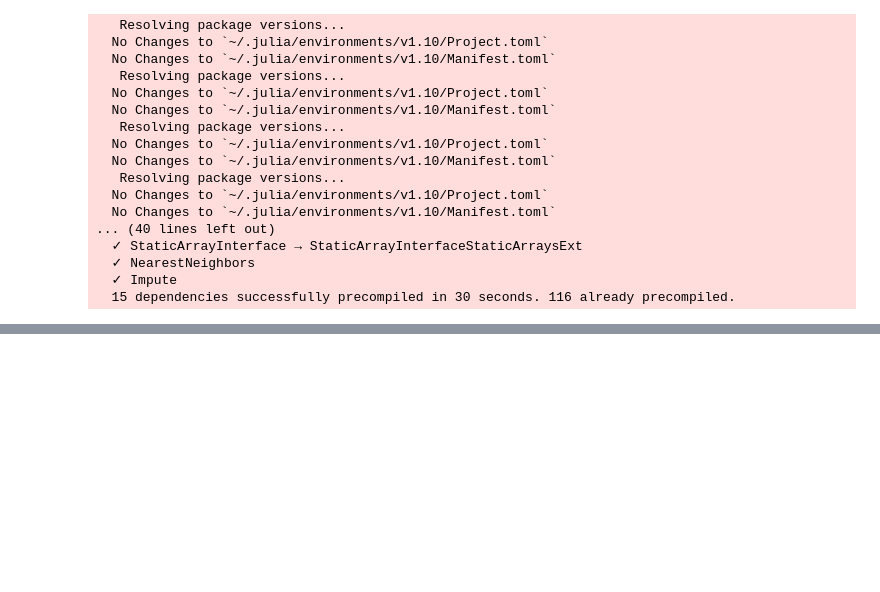
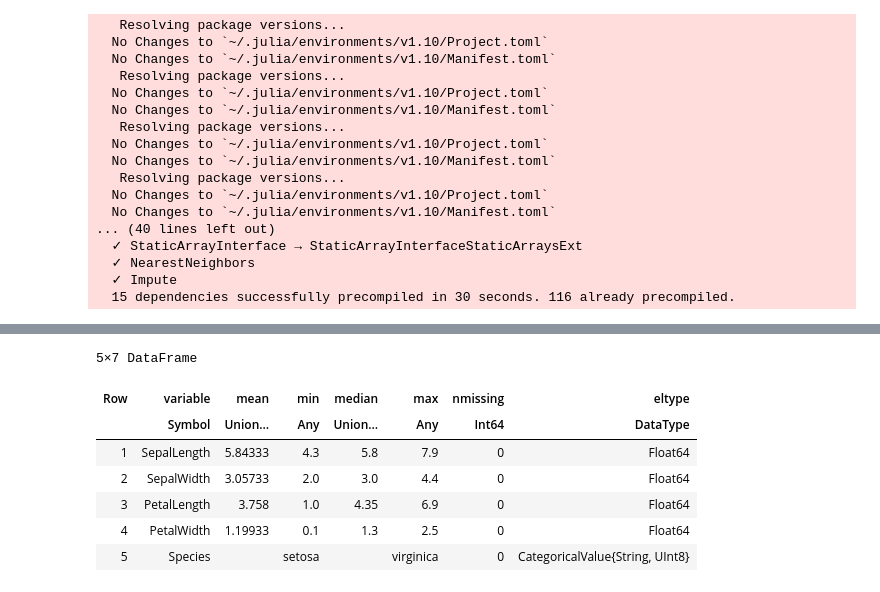
Before and after one commit to xKDR/Julia-Workshop, a Jupyter notebook: DataStructuresForSpeed.ipynb, the cells around one changed output, grey strips where cells are left out. Cells and saved outputs as stored; diff of their text form; code cells hidden in the pictures; blank space fills up the shorter version.

```diff
--- a/DataStructuresForSpeed.ipynb
+++ b/DataStructuresForSpeed.ipynb
@@ -153,3 +195,14 @@ DataFrames.describe(iris)
+# %%
+describe(iris)
+# %% [output]
+5×7 DataFrame
+| Row | variable | mean | min | median | max | nmissing | eltype |
+|  | Symbol | Union… | Any | Union… | Any | Int64 | DataType |
+| 1 | SepalLength | 5.84333 | 4.3 | 5.8 | 7.9 | 0 | Float64 |
+| 2 | SepalWidth | 3.05733 | 2.0 | 3.0 | 4.4 | 0 | Float64 |
+| 3 | PetalLength | 3.758 | 1.0 | 4.35 | 6.9 | 0 | Float64 |
+| 4 | PetalWidth | 1.19933 | 0.1 | 1.3 | 2.5 | 0 | Float64 |
+| 5 | Species |  | setosa |  | virginica | 0 | CategoricalValue{String, UInt8} |
 # %%
 first(iris)
 first(iris, 10)
```
Also changed, not shown: parts of 31 cells of this notebook.
